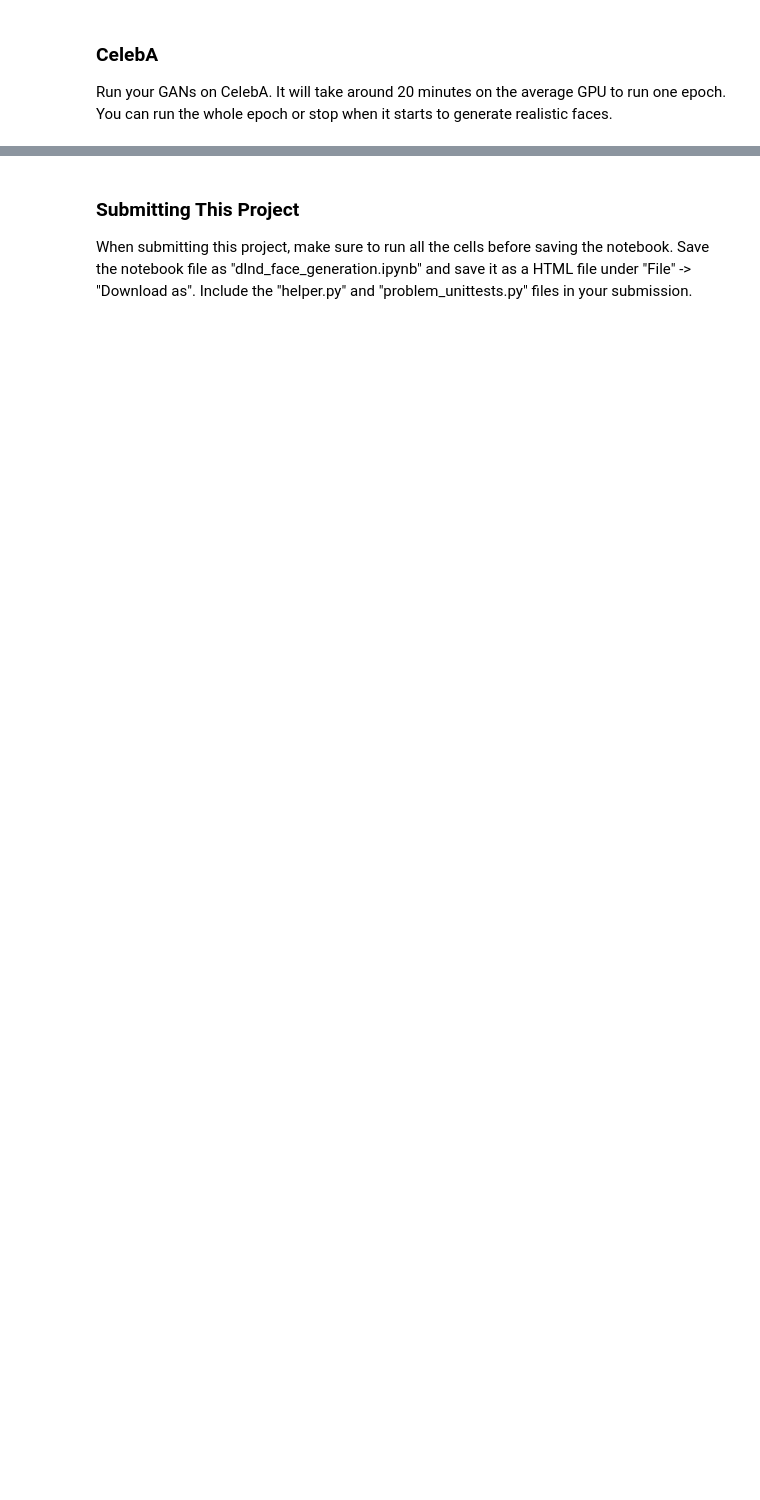
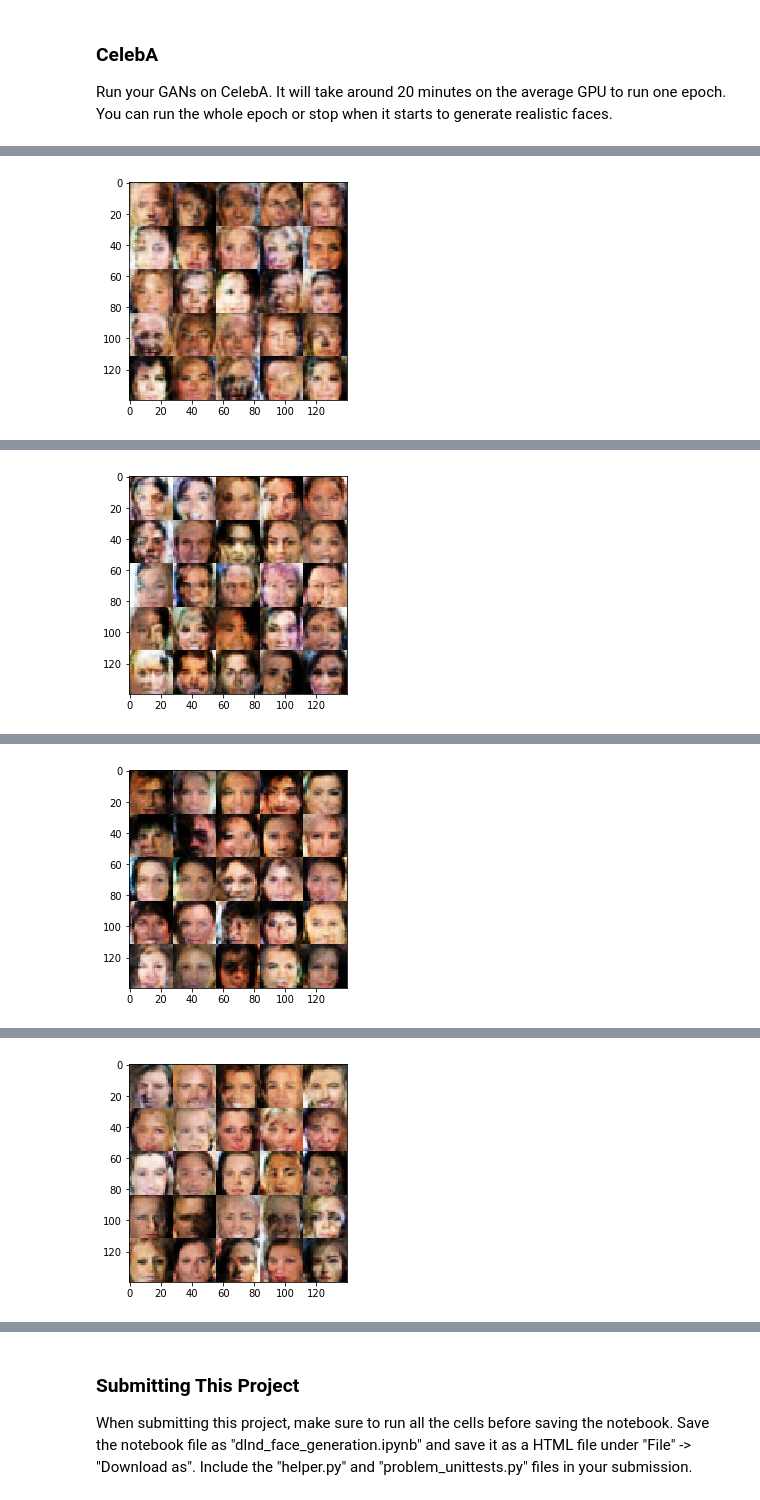
Before and after one commit to ys3x/deep-learning, a Jupyter notebook: face_generation/dlnd_face_generation.ipynb, the cells around one changed output, grey strips where cells are left out. Saved outputs shown, nothing was run; the diff lists cells and outputs as text; code cells hidden in the pictures; blank space fills up the shorter version.

```diff
--- a/face_generation/dlnd_face_generation.ipynb
+++ b/face_generation/dlnd_face_generation.ipynb
@@ -438,10 +473,10 @@ Epoch 1/2, Batch Step:600, Proc Imgs: 38k ... Discriminator Loss: 1.2629... Gene
 ### CelebA
 Run your GANs on CelebA.  It will take around 20 minutes on the average GPU to run one epoch.  You can run the whole epoch or stop when it starts to generate realistic faces.
 # %%
-batch_size = None
-z_dim = None
-learning_rate = None
-beta1 = None
+batch_size = 20
+z_dim = 100
+learning_rate = 2e-4
+beta1 = 0.3
 
 
 """
@@ -453,3 +488,4 @@ celeba_dataset = helper.Dataset('celeba', glob(os.path.join(data_dir, 'img_align
 with tf.Graph().as_default():
     train(epochs, batch_size, z_dim, learning_rate, beta1, celeba_dataset.get_batches,
           celeba_dataset.shape, celeba_dataset.image_mode)
+# %% [output]
@@ -455,0 +500 @@ with tf.Graph().as_default():
+[figure, added]
@@ -455,0 +506 @@ with tf.Graph().as_default():
+[figure, added]
@@ -455,0 +512 @@ with tf.Graph().as_default():
+[figure, added]
@@ -455,0 +518 @@ with tf.Graph().as_default():
+[figure, added]
```
Also changed, not shown: parts of 8 cells of this notebook, 9 other files.
